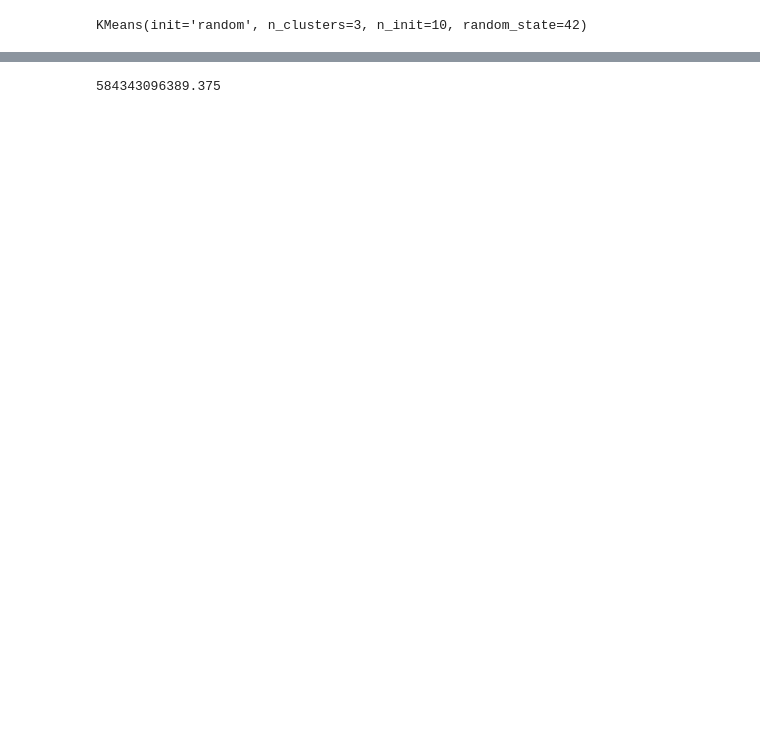
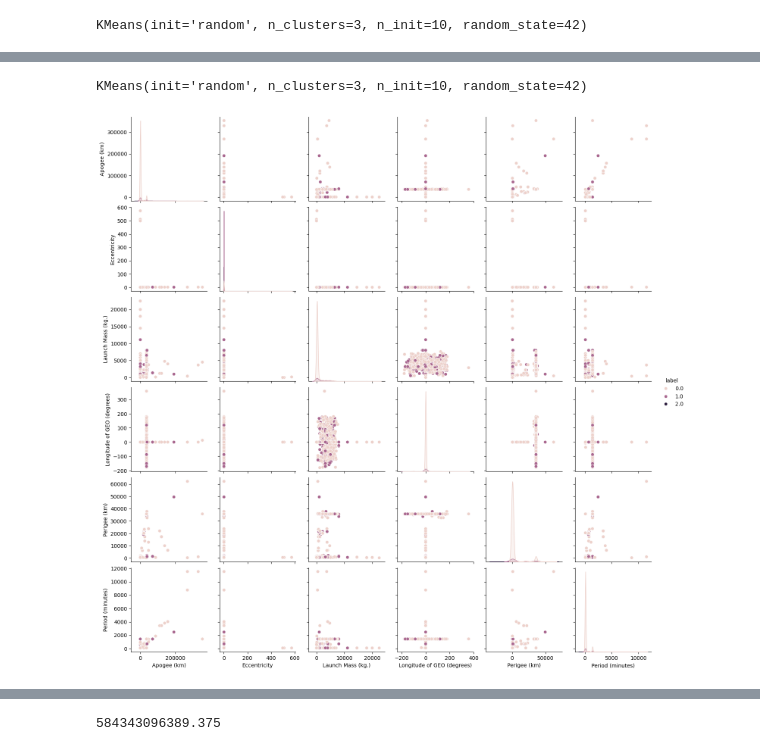
Before and after one commit to premmuvva/cs797, a Jupyter notebook: KMeansOutput.ipynb, the cells around one changed output, grey strips where cells are left out. Drawn from its saved outputs; the diff is of its cells as text; code cells hidden in the pictures; blank space fills up the shorter version.

```diff
--- a/KMeansOutput.ipynb
+++ b/KMeansOutput.ipynb
@@ -259,0 +300,11 @@ KMeans(init='random', n_clusters=3, n_init=10, random_state=42)
+# %%
+import numpy as np
+import pandas as pd
+
+data = np.random.randint(5, 100, size=(25, 6))
+mal_df = pd.DataFrame(data, columns=final_scaled_features.columns)
+mal_df
+
+kmeans1.fit(mal_df)
+# %% [output]
+KMeans(init='random', n_clusters=3, n_init=10, random_state=42)
@@ -259,0 +323,10 @@ KMeans(init='random', n_clusters=3, n_init=10, random_state=42)
+# %%
+# importing packages
+import seaborn
+import matplotlib.pyplot as plt
+
+seaborn.pairplot(final_scaled_features_df, hue ='label')
+# to show
+plt.show()
+# %% [output]
+[figure, added]
```
Also changed, not shown: parts of 13 cells of this notebook, 2 other files.
